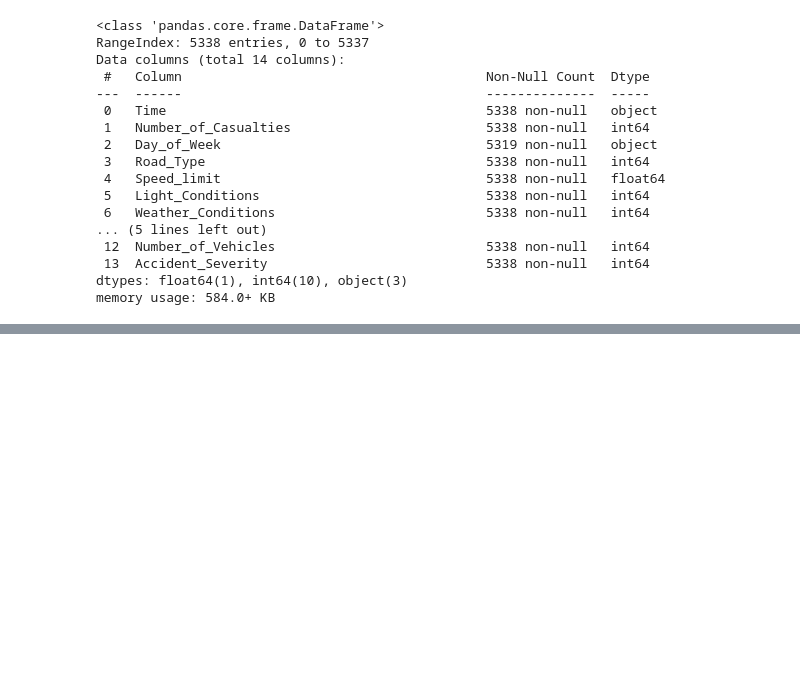
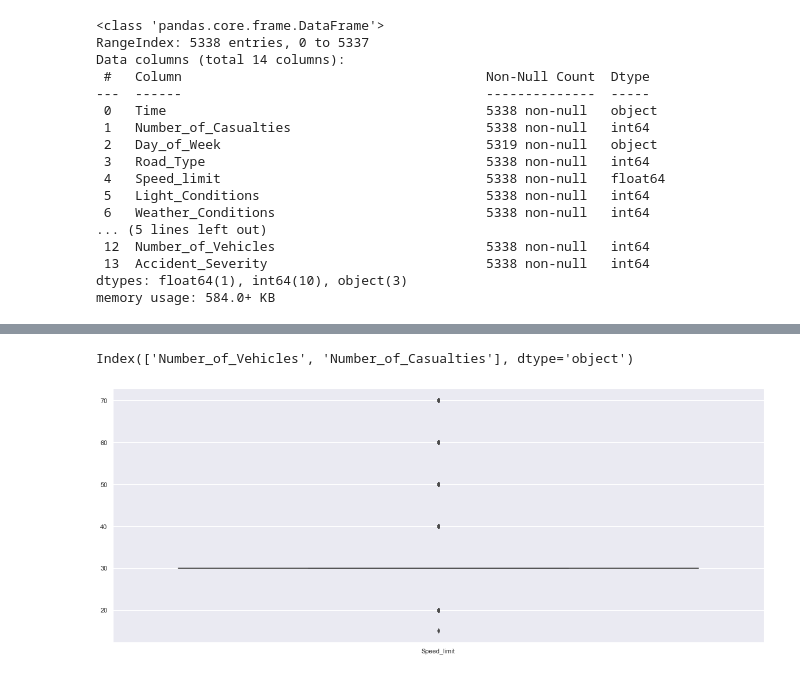
Before and after one commit to jjosorioc/ISIS3301-lab01-clustering, a Jupyter notebook: lab1.ipynb, the cells around one changed output, grey strips where cells are left out. Cells and saved outputs as stored; diff of their text form; code cells hidden in the pictures; blank space fills up the shorter version.

```diff
--- a/lab1.ipynb
+++ b/lab1.ipynb
@@ -65,0 +79,14 @@ df_tracks.describe()
+# %%
+# Separación de la variable Speed limit (float) de variables int para ver mejor su contenido dada la diferencia de magnitudes en el dominio
+name_cols_float = data.select_dtypes(include = ['float']).columns
+name_cols_int = data.select_dtypes(include = ['int64']).columns
+name_cols_int
+#name_cols_float
+# %% [output]
+Index(['Number_of_Vehicles', 'Number_of_Casualties'], dtype='object')
+# %%
+# Visualización de variables float
+fig = plt.figure(figsize = (20, 8))
+ax = sns.boxplot(data=df_tracks[name_cols_float], orient = "v")
+# %% [output]
+[figure, added]
```
Also changed, not shown: parts of 3 cells of this notebook.
